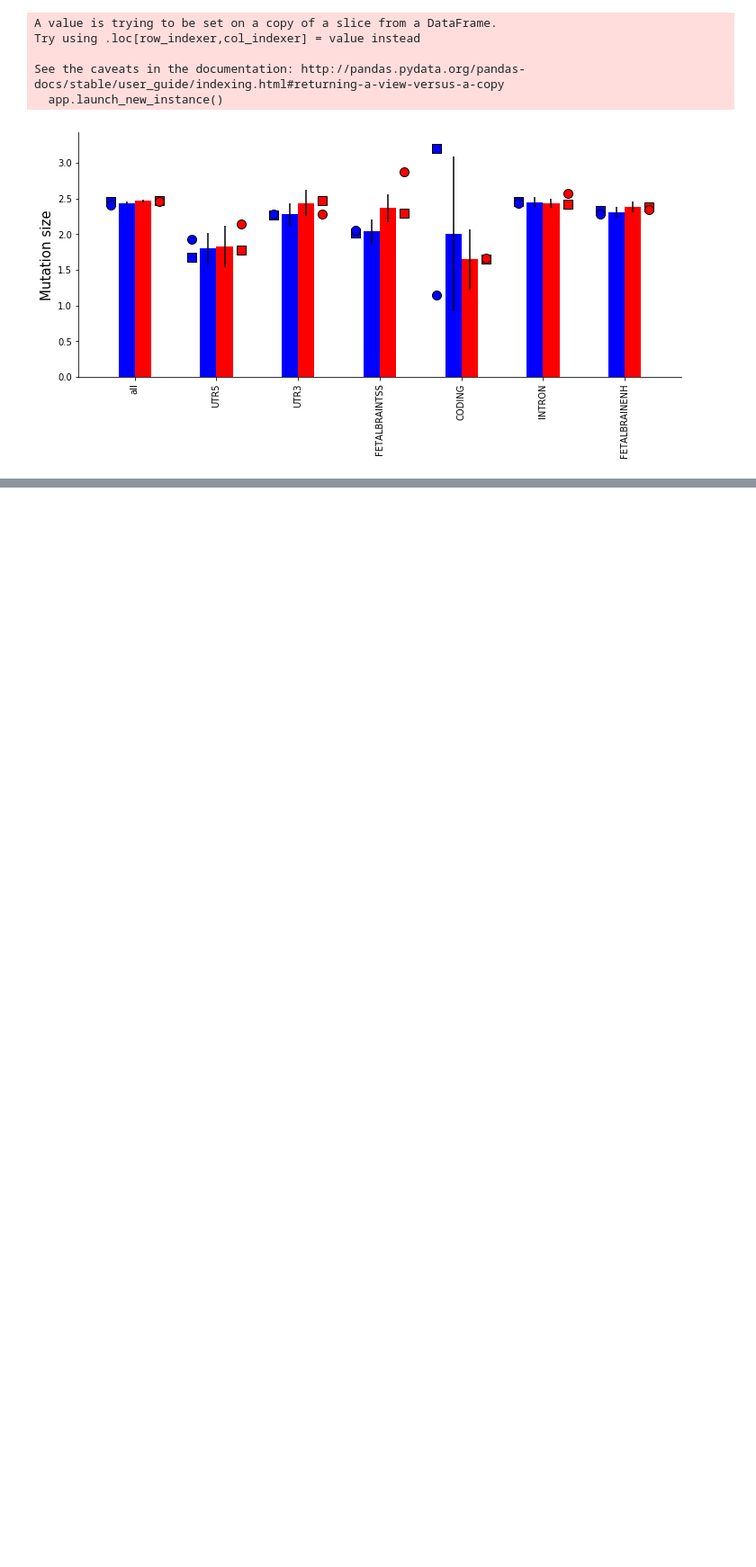
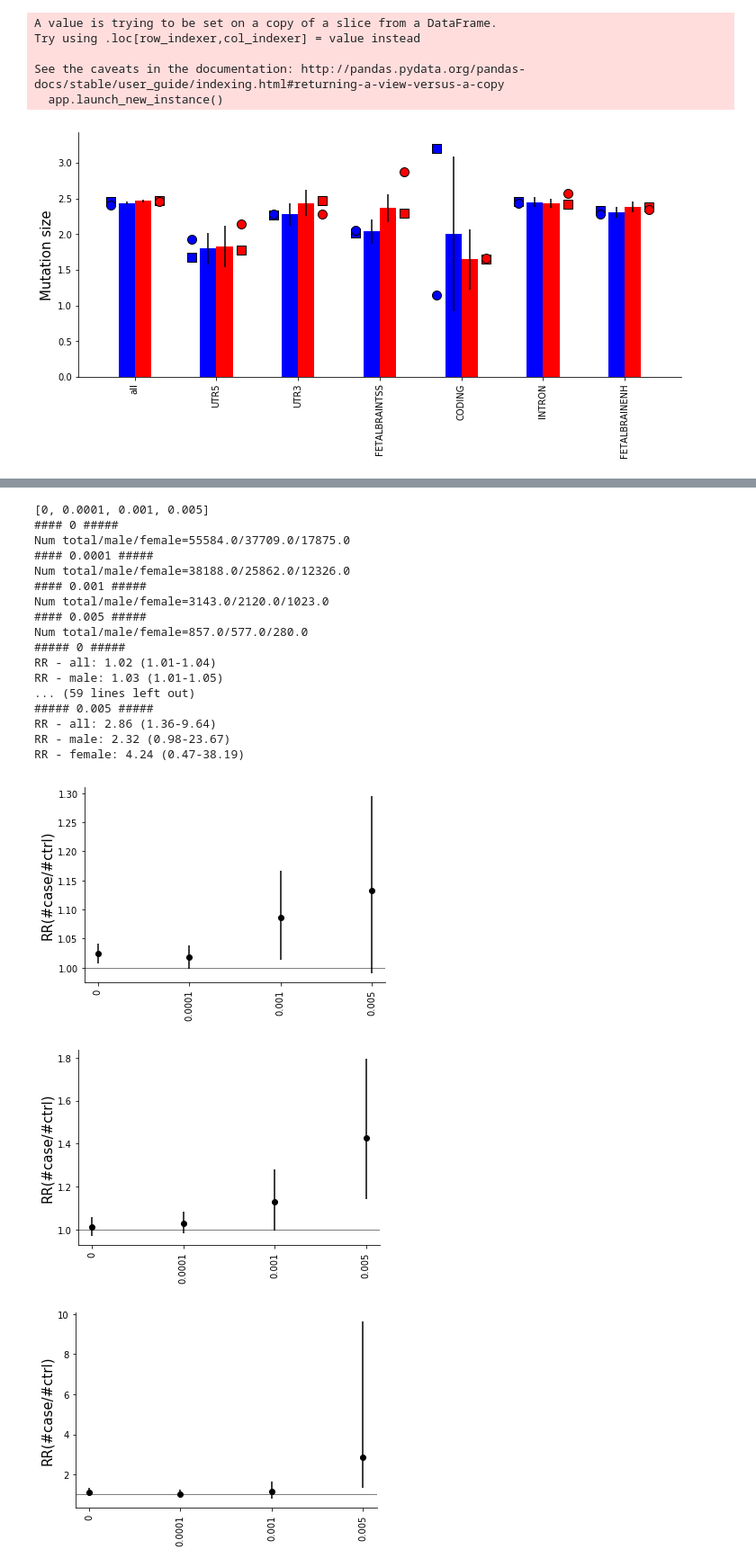
Before and after one commit to gymreklab/ssc-denovos-paper, a Jupyter notebook: figure-notebooks-v2/Mitra_etal_Figure3+4_Burden_v2.ipynb, the cells around one changed output, grey strips where cells are left out. Shown: that part at 90% size. Drawn from its saved outputs; the diff is of its cells as text; code cells hidden in the pictures; blank space fills up the shorter version.

```diff
--- a/figure-notebooks-v2/Mitra_etal_Figure3+4_Burden_v2.ipynb
+++ b/figure-notebooks-v2/Mitra_etal_Figure3+4_Burden_v2.ipynb
@@ -535,0 +706,36 @@ See the caveats in the documentation: http://pandas.pydata.org/pandas-docs/stabl
+# %%
+# Per allele score, by af
+
+for freqbin in [(-0.5,1.1), (0, 0.01), (-1, 0)]:
+    fdata_list = []
+    fdata_list_labels = []
+    minfreq, maxfreq = freqbin
+    for sthresh in [0, 10e-5, 10e-4, 5e-3]:
+        fdata_list.append(seldata[(seldata["freq"]>minfreq) & (seldata["freq"]<=maxfreq) &
+                                  ~np.isnan(seldata["LRT_p_value"]) &
+                                  (seldata["pscore"]>=sthresh) & (seldata["total"]>=mintotal)])
+        fdata_list_labels.append(sthresh)
+    print(fdata_list_labels)
+    PlotRR(finaldata, fdata_list, fdata_list_labels, plotsex=False,
+           figprefix="Figure4-AlleleSel-%s"%str(freqbin), figsize=(6, 4))
+# %% [output]
+[0, 0.0001, 0.001, 0.005]
+#### 0 #####
+Num total/male/female=55584.0/37709.0/17875.0
+#### 0.0001 #####
+Num total/male/female=38188.0/25862.0/12326.0
+#### 0.001 #####
+Num total/male/female=3143.0/2120.0/1023.0
+#### 0.005 #####
+Num total/male/female=857.0/577.0/280.0
+##### 0 #####
+RR - all: 1.02 (1.01-1.04)
+RR - male: 1.03 (1.01-1.05)
+... (59 lines left out)
+##### 0.005 #####
+RR - all: 2.86 (1.36-9.64)
+RR - male: 2.32 (0.98-23.67)
+RR - female: 4.24 (0.47-38.19)
+[figure, added]
+[figure, added]
+[figure, added]
```
Also changed, not shown: parts of 15 cells of this notebook, 2 other files.
